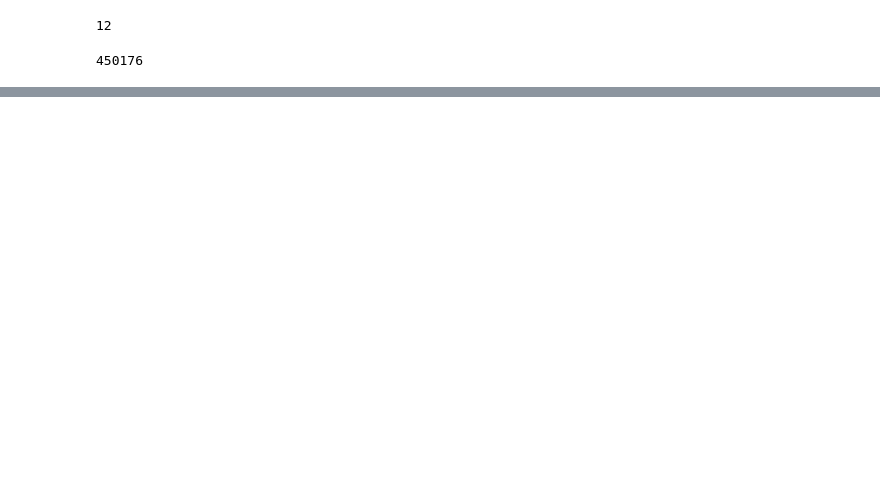
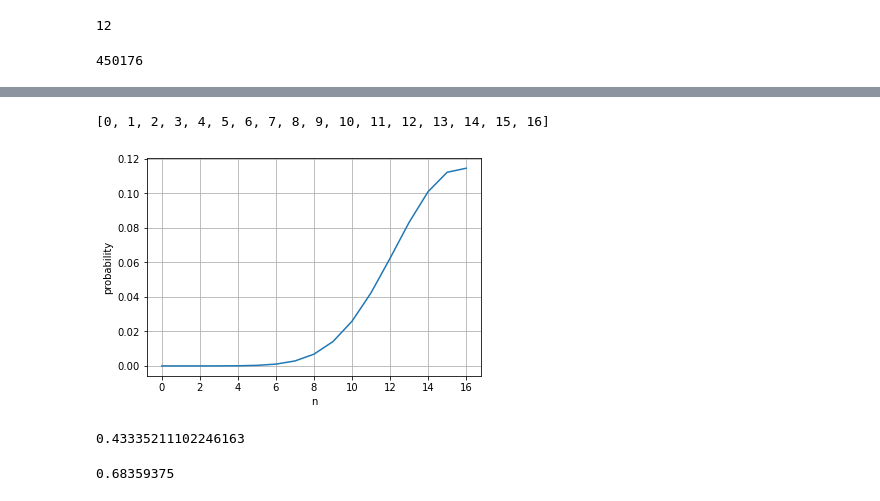
Before and after one commit to dcchang/coding-practice, a Jupyter notebook: rosalind/bioinformatics_stronghold/bioinformatics_stronghold.ipynb, the cells around one changed output, grey strips where cells are left out. Saved outputs shown, nothing was run; the diff lists cells and outputs as text; code cells hidden in the pictures; blank space fills up the shorter version.

```diff
--- a/rosalind/bioinformatics_stronghold/problems.ipynb
+++ b/rosalind/bioinformatics_stronghold/bioinformatics_stronghold.ipynb
@@ -617,0 +625,4 @@ total_rna_strings(protein_str)
+# %%
+def p(n, k):
+    return binom(2**k, n) * 0.25**n * 0.75**(2**k - n)
+[p(n, 6) for n in range(17)]
@@ -617,0 +647,20 @@ total_rna_strings(protein_str)
+# %%
+list(range(17))
+# %% [output]
+[0, 1, 2, 3, 4, 5, 6, 7, 8, 9, 10, 11, 12, 13, 14, 15, 16]
+# %%
+import matplotlib.pyplot as plt
+import numpy as np
+
+# Data for plotting
+# t = np.arange(0.0, 2.0, 0.01)
+# s = 1 + np.sin(2 * np.pi * t)
+
+fig, ax = plt.subplots()
+ax.plot(list(range(17)), [p(n, 6) for n in range(17)])
+
+ax.set(xlabel='n', ylabel='probability')
+ax.grid()
+plt.show()
+# %% [output]
+[figure, added]
@@ -617,0 +671,8 @@ total_rna_strings(protein_str)
+# %%
+p(6,17)
+# %% [output]
+0.43335211102246163
+# %%
+p(2,1)
+# %% [output]
+0.68359375
```
Also changed, not shown: parts of 10 cells of this notebook, 40 other files.
